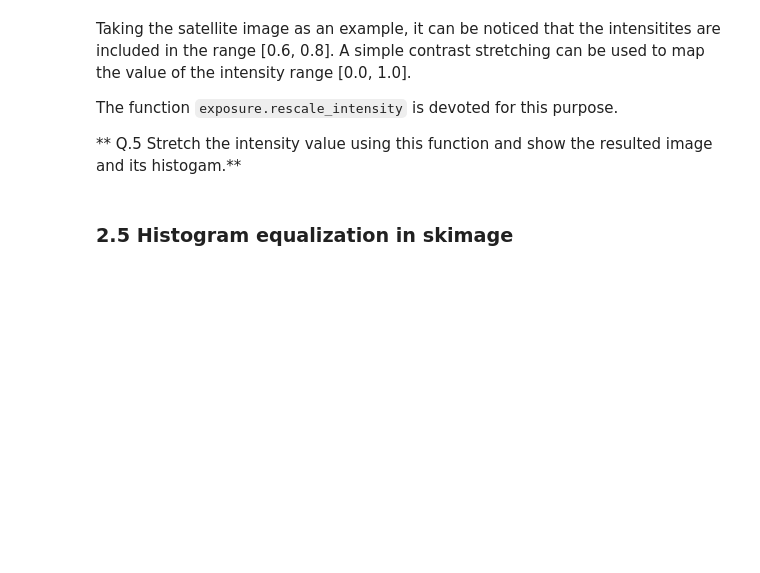
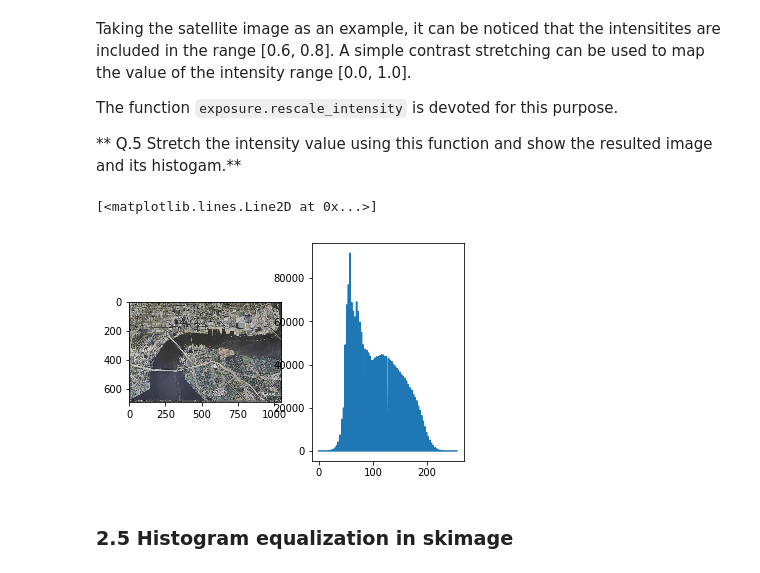
Before and after one commit to faridba/B31XB-IIP-TP-1718, a Jupyter notebook: 2-image-enhancement/2-enhancement.ipynb, the cells around one changed output. Saved outputs shown, nothing was run; the diff lists cells and outputs as text; code cells hidden in the pictures; blank space fills up the shorter version.

```diff
--- a/2-image-enhancement/2-enhancement.ipynb
+++ b/2-image-enhancement/2-enhancement.ipynb
@@ -217,3 +215,16 @@ rescale_intensity(image, in_range='image', out_range='dtype')
+# %%
+img_path='./images/'
+img_name='satellite.jpg'
+img_satellite=io.imread(img_path.__add__(img_name))
+img_result = exposure.rescale_intensity(img_satellite, in_range='image', out_range='dtype')
+plt.subplot(1,2,1)
+plt.imshow(img_result)
+plt.subplot(1,2,2)
+np_bins, bin_c = np.histogram(img_result,256)
+plt.plot(np_bins)
+# %% [output]
+[<matplotlib.lines.Line2D at 0x...>]
+[figure, added]
 # %% [markdown]
 ### 2.5 Histogram equalization in skimage
 # %% [markdown]
```
Also changed, not shown: parts of 6 cells of this notebook.
